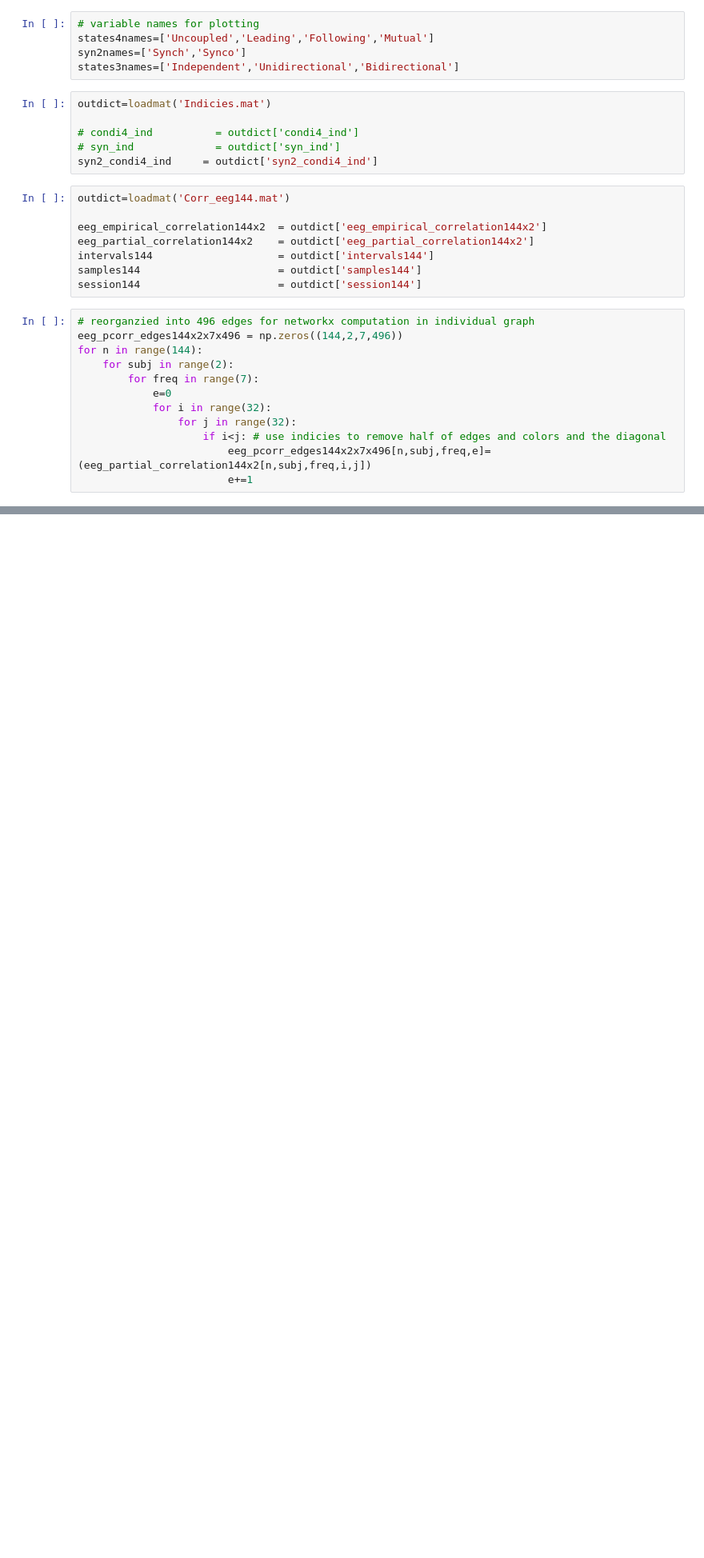
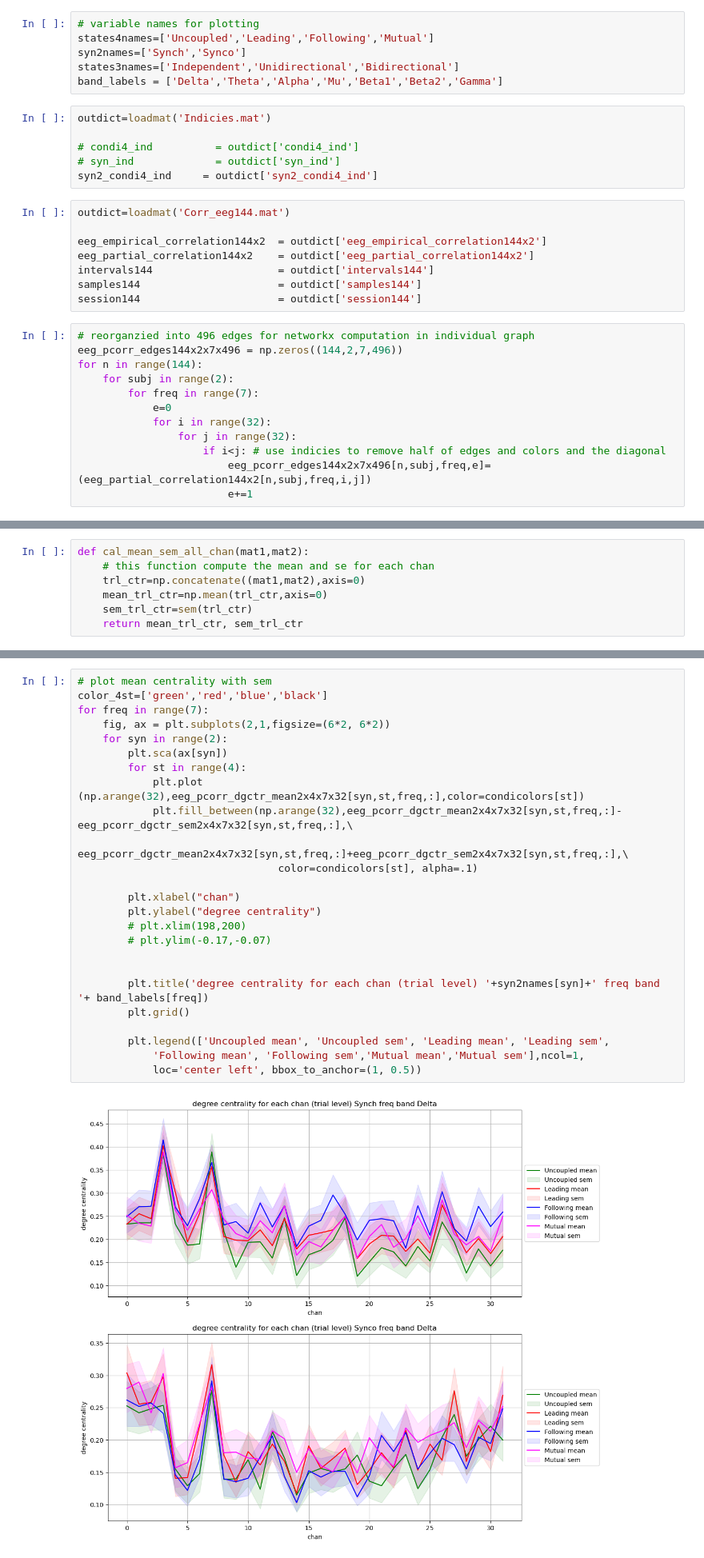
Before and after one commit to zhibinz2/1overf, a Jupyter notebook: Corr_EEG/step4_comparison.ipynb, the cells around one changed output, grey strips where cells are left out. Shown at 80% size. Cells and saved outputs as stored; diff of their text form; blank space fills up the shorter version.

```diff
--- a/Corr_EEG/step4_comparison.ipynb
+++ b/Corr_EEG/step4_comparison.ipynb
@@ -60,6 +89,7 @@ color_4st=['green','red','blue','black']
 states4names=['Uncoupled','Leading','Following','Mutual']
 syn2names=['Synch','Synco']
 states3names=['Independent','Unidirectional','Bidirectional']
+band_labels = ['Delta','Theta','Alpha','Mu','Beta1','Beta2','Gamma']
 # %%
 outdict=loadmat('Indicies.mat')
 
@@ -88,0 +137,7 @@ for n in range(144):
+# %%
+def cal_mean_sem_all_chan(mat1,mat2):
+    # this function compute the mean and se for each chan
+    trl_ctr=np.concatenate((mat1,mat2),axis=0)
+    mean_trl_ctr=np.mean(trl_ctr,axis=0)
+    sem_trl_ctr=sem(trl_ctr)
+    return mean_trl_ctr, sem_trl_ctr
@@ -88,0 +174,27 @@ for n in range(144):
+# %%
+# plot mean centrality with sem
+color_4st=['green','red','blue','black']
+for freq in range(7):
+    fig, ax = plt.subplots(2,1,figsize=(6*2, 6*2))
+    for syn in range(2):
+        plt.sca(ax[syn])
+        for st in range(4):
+            plt.plot (np.arange(32),eeg_pcorr_dgctr_mean2x4x7x32[syn,st,freq,:],color=condicolors[st])
+            plt.fill_between(np.arange(32),eeg_pcorr_dgctr_mean2x4x7x32[syn,st,freq,:]-eeg_pcorr_dgctr_sem2x4x7x32[syn,st,freq,:],\
+                            eeg_pcorr_dgctr_mean2x4x7x32[syn,st,freq,:]+eeg_pcorr_dgctr_sem2x4x7x32[syn,st,freq,:],\
+                                color=condicolors[st], alpha=.1)
+
+        plt.xlabel("chan")
+        plt.ylabel("degree centrality")
+        # plt.xlim(198,200)
+        # plt.ylim(-0.17,-0.07)
+
+
+        plt.title('degree centrality for each chan (trial level) '+syn2names[syn]+' freq band '+ band_labels[freq])
+        plt.grid()
+
+        plt.legend(['Uncoupled mean', 'Uncoupled sem', 'Leading mean', 'Leading sem',
+            'Following mean', 'Following sem','Mutual mean','Mutual sem'],ncol=1,
+            loc='center left', bbox_to_anchor=(1, 0.5))
+# %% [output]
+[figure, added]
```
Also changed, not shown: parts of 8 cells of this notebook.
